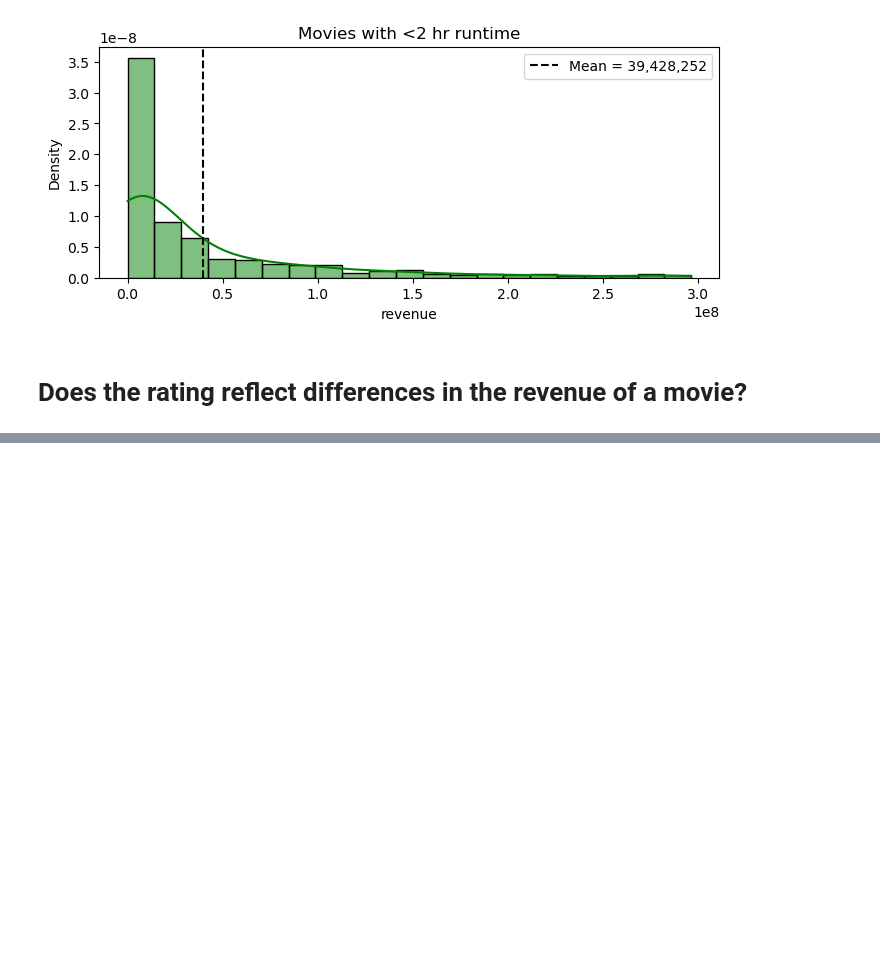
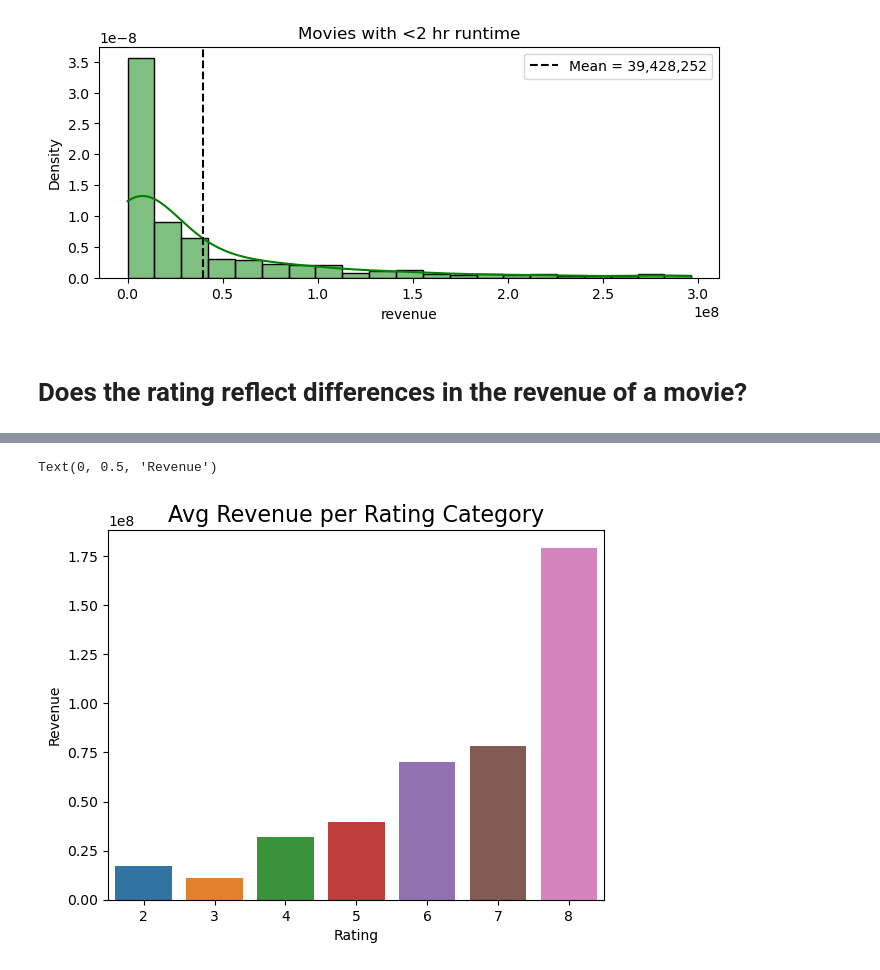
Before and after one commit to craiggossen/Project-3--Core, a Jupyter notebook: Project 3 - Part 4 - Hypothesis Testing.ipynb, the cells around one changed output, grey strips where cells are left out. Saved outputs shown, nothing was run; the diff lists cells and outputs as text; code cells hidden in the pictures; blank space fills up the shorter version.

```diff
--- a/Project 3 - Part 4 - Hypothesis Testing.ipynb
+++ b/Project 3 - Part 4 - Hypothesis Testing.ipynb
@@ -717,6 +742,7 @@ dfrating.head()
 # %%
-df = {}
-for x in range(0,11):
-    df[x] = pd.DataFrame()
-    df[x] = dfrating.loc[ dfrating['averageRating'] > x & dfrating['averageRating'] <= x+1]
-    df[x].head(2)
+df = []
+df_master = []
+for x in range(2,9):
+    df = dfrating.loc[ dfrating['averageRating'] == x]
+    globals()[f'df_{x}'] = pd.DataFrame(df)
+    #https://stackoverflow.com/questions/30635145/create-multiple-dataframes-in-loop
@@ -726,0 +782,8 @@ d[i] = pd.DataFrame()
+# %%
+dfg_2 = df_2['revenue']
+dfg_3 = df_3['revenue']
+dfg_4 = df_4['revenue']
+dfg_5 = df_5['revenue']
+dfg_6 = df_6['revenue']
+dfg_7 = df_7['revenue']
+dfg_8 = df_8['revenue']
@@ -726,0 +798,8 @@ d[i] = pd.DataFrame()
+# %%
+#Remove outliers
+list_cols = [dfg_2, dfg_3, dfg_4, dfg_5, dfg_6, dfg_7, dfg_8]
+for x in list_cols:
+    outlier = np.abs(stats.zscore(x)) > 3
+    print(f'There are {outlier.sum()} outliers removed.')
+    #Remove outliers
+    x = x.loc[~outlier]
@@ -726,0 +857,9 @@ d[i] = pd.DataFrame()
+# %%
+i=1
+list_mean = []
+list_count = []
+for x in list_cols:
+    i=i+1
+    print(f'The mean for a {i}-rated movie is {x.mean():,.0f}')
+    list_count.append(i)
+    list_mean.append(x.mean())
@@ -726,0 +874,10 @@ d[i] = pd.DataFrame()
+# %%
+from matplotlib.ticker import FormatStrFormatter
+
+sns.barplot(x = list_count, y = list_mean)
+plt.title('Avg Revenue per Rating Category', size = 16)
+plt.xlabel('Rating')
+plt.ylabel('Revenue')
+# %% [output]
+Text(0, 0.5, 'Revenue')
+[figure, added]
```
Also changed, not shown: parts of 26 cells of this notebook.
